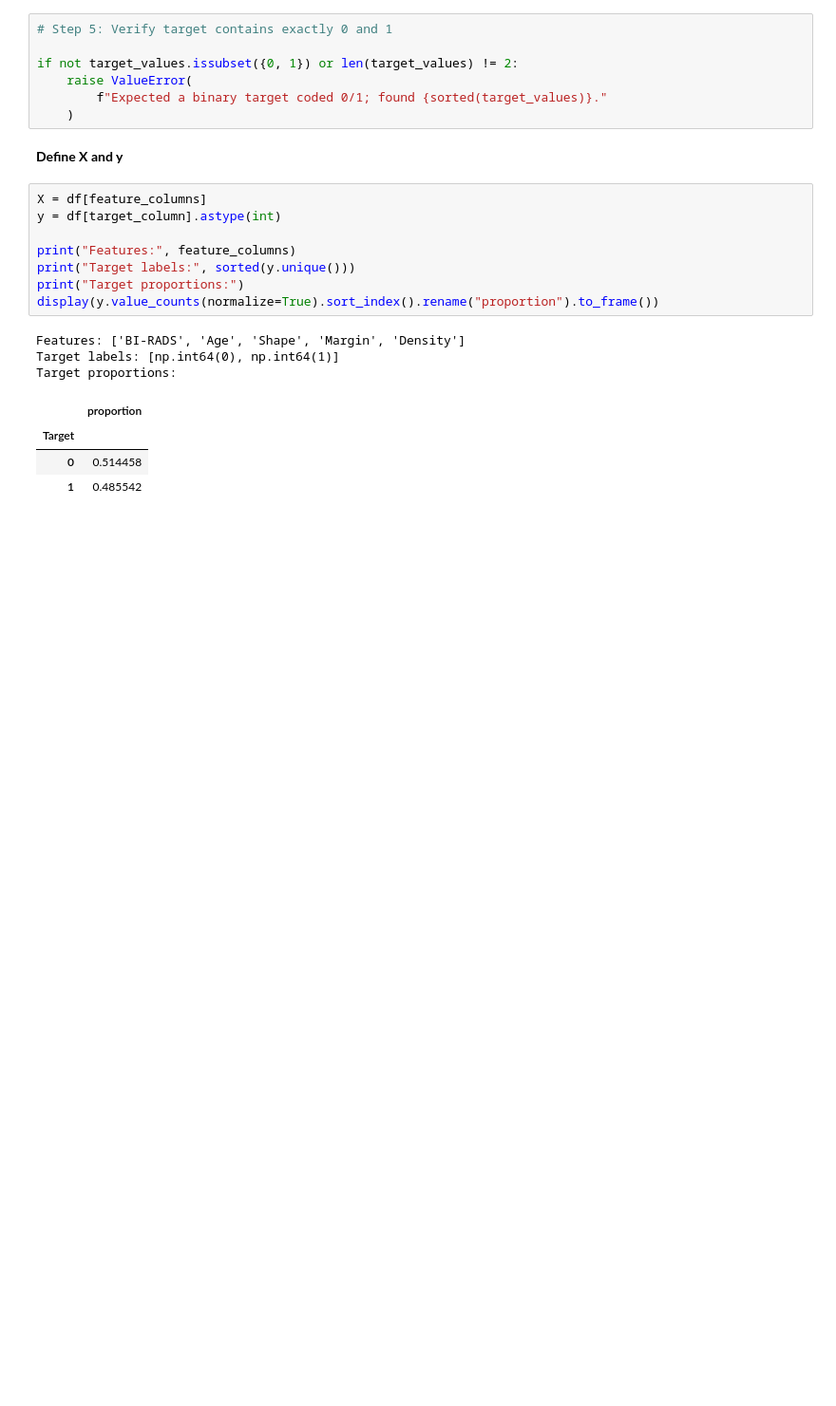
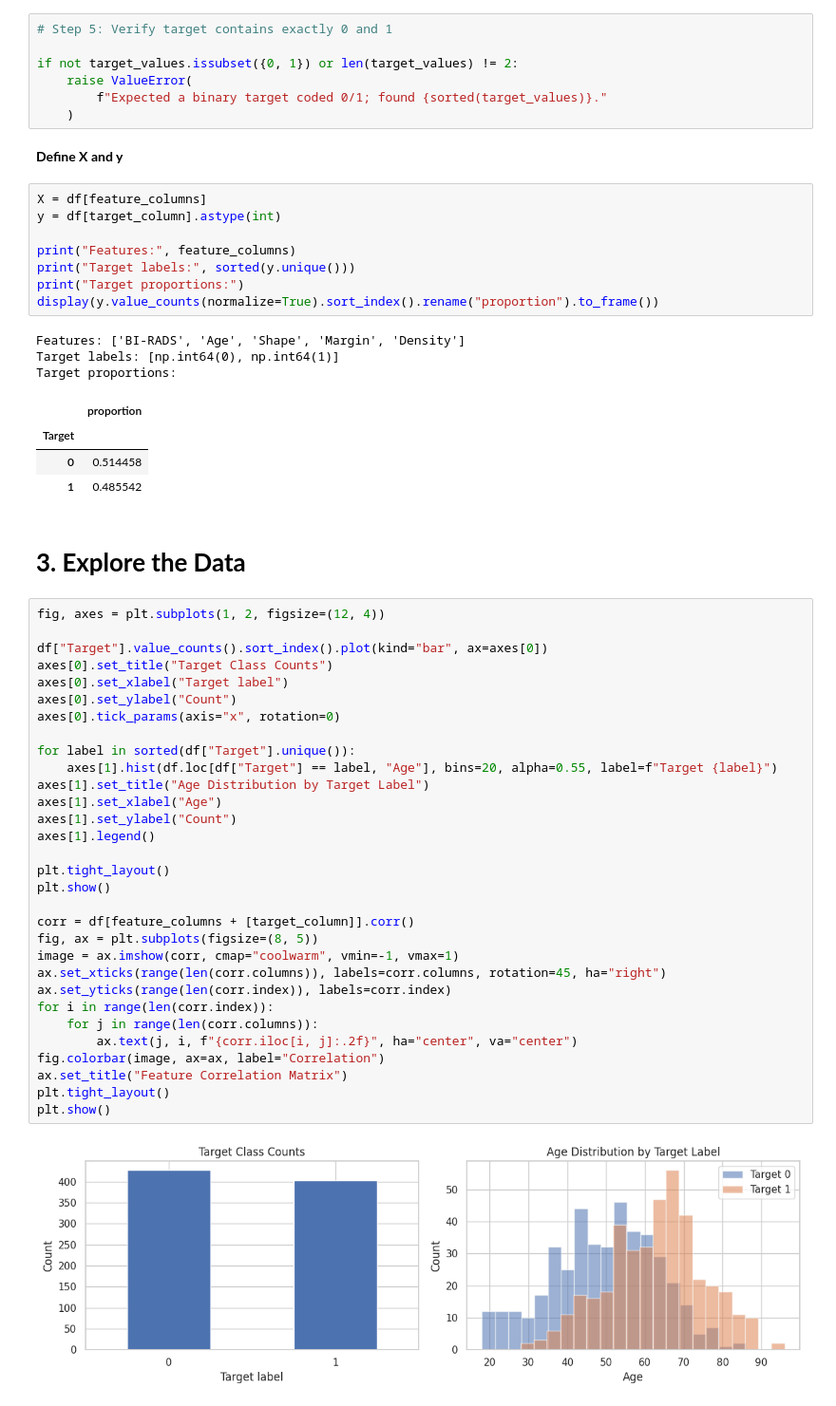
Before and after one commit to Jahura7/Mammographic_Mass_Classification_with_a_Decision_Tree, a Jupyter notebook: Mammographic_Mass_Classification_with_a_Decision_Tree.ipynb, the cells around one changed output. Shown at 95% size. Cells and saved outputs as stored; diff of their text form; blank space fills up the shorter version.

Commit message:
Exploratory Data Analysis

```diff
--- a/Mammographic_Mass_Classification_with_a_Decision_Tree.ipynb
+++ b/Mammographic_Mass_Classification_with_a_Decision_Tree.ipynb
@@ -170,3 +170,38 @@ Target proportions:
 | Target |  |
 | 0 | 0.514458 |
 | 1 | 0.485542 |
+# %% [markdown]
+# **3. Explore the Data**
+# %%
+fig, axes = plt.subplots(1, 2, figsize=(12, 4))
+
+df["Target"].value_counts().sort_index().plot(kind="bar", ax=axes[0])
+axes[0].set_title("Target Class Counts")
+axes[0].set_xlabel("Target label")
+axes[0].set_ylabel("Count")
+axes[0].tick_params(axis="x", rotation=0)
+
+for label in sorted(df["Target"].unique()):
+    axes[1].hist(df.loc[df["Target"] == label, "Age"], bins=20, alpha=0.55, label=f"Target {label}")
+axes[1].set_title("Age Distribution by Target Label")
+axes[1].set_xlabel("Age")
+axes[1].set_ylabel("Count")
+axes[1].legend()
+
+plt.tight_layout()
+plt.show()
+
+corr = df[feature_columns + [target_column]].corr()
+fig, ax = plt.subplots(figsize=(8, 5))
+image = ax.imshow(corr, cmap="coolwarm", vmin=-1, vmax=1)
+ax.set_xticks(range(len(corr.columns)), labels=corr.columns, rotation=45, ha="right")
+ax.set_yticks(range(len(corr.index)), labels=corr.index)
+for i in range(len(corr.index)):
+    for j in range(len(corr.columns)):
+        ax.text(j, i, f"{corr.iloc[i, j]:.2f}", ha="center", va="center")
+fig.colorbar(image, ax=ax, label="Correlation")
+ax.set_title("Feature Correlation Matrix")
+plt.tight_layout()
+plt.show()
+# %% [output]
+[figure, added]
```
Also changed, not shown: parts of 5 cells of this notebook.
